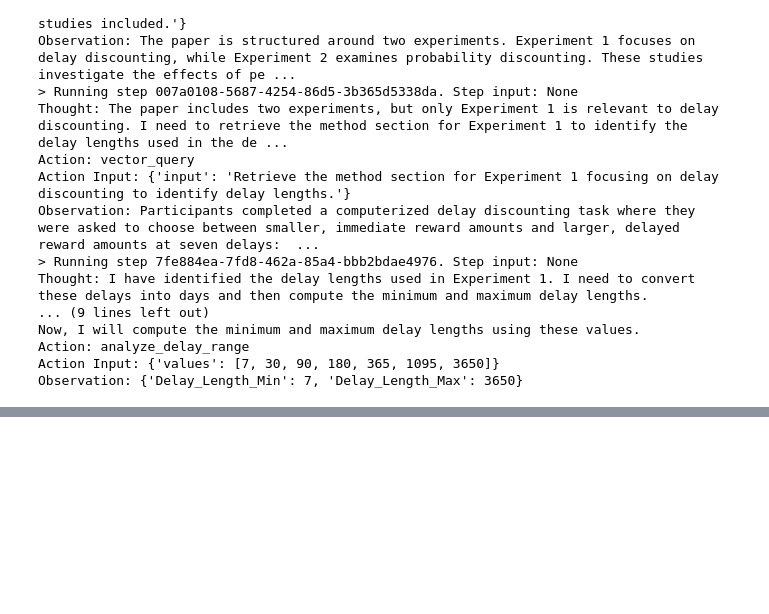
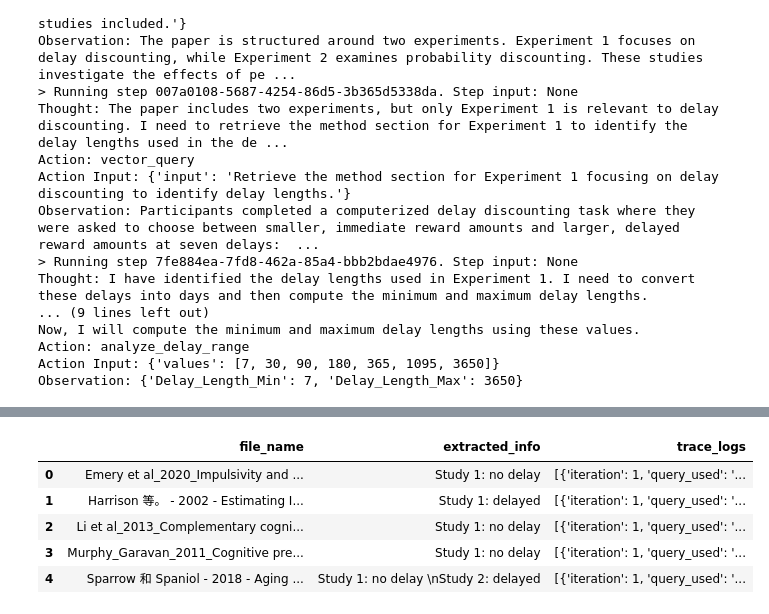
Before and after one commit to Junsong798/Tackling-Challenges-in-Automated-Data-Extraction-Using-Large-Language-Models, a Jupyter notebook: Illustrative_Examples.ipynb, the cells around one changed output, grey strips where cells are left out. Drawn from its saved outputs; the diff is of its cells as text; code cells hidden in the pictures; blank space fills up the shorter version.

```diff
--- a/Illustrative_Examples.ipynb
+++ b/Illustrative_Examples.ipynb
@@ -1190,0 +1887,4 @@ print(result_sep_engine.response)
+# %%
+# run the agent
+processor_ss = BatchDelaySSProcessor(data_dir=paper_dir, persist_dir=storage_dir)
+df_results_ss = processor_ss.run_batch(doc_lists_ssdelay)
@@ -1190,0 +1982,9 @@ print(result_sep_engine.response)
+# %%
+df_results_ss
+# %% [output]
+|  | file_name | extracted_info | trace_logs |
+| 0 | Emery et al_2020_Impulsivity and ... | Study 1: no delay | [{'iteration': 1, 'query_used': '... |
+| 1 | Harrison 等。 - 2002 - Estimating I... | Study 1: delayed | [{'iteration': 1, 'query_used': '... |
+| 2 | Li et al_2013_Complementary cogni... | Study 1: no delay | [{'iteration': 1, 'query_used': '... |
+| 3 | Murphy_Garavan_2011_Cognitive pre... | Study 1: no delay | [{'iteration': 1, 'query_used': '... |
+| 4 | Sparrow 和 Spaniol - 2018 - Aging ... | Study 1: no delay \nStudy 2: delayed | [{'iteration': 1, 'query_used': '... |
```
Also changed, not shown: parts of 49 cells of this notebook.
